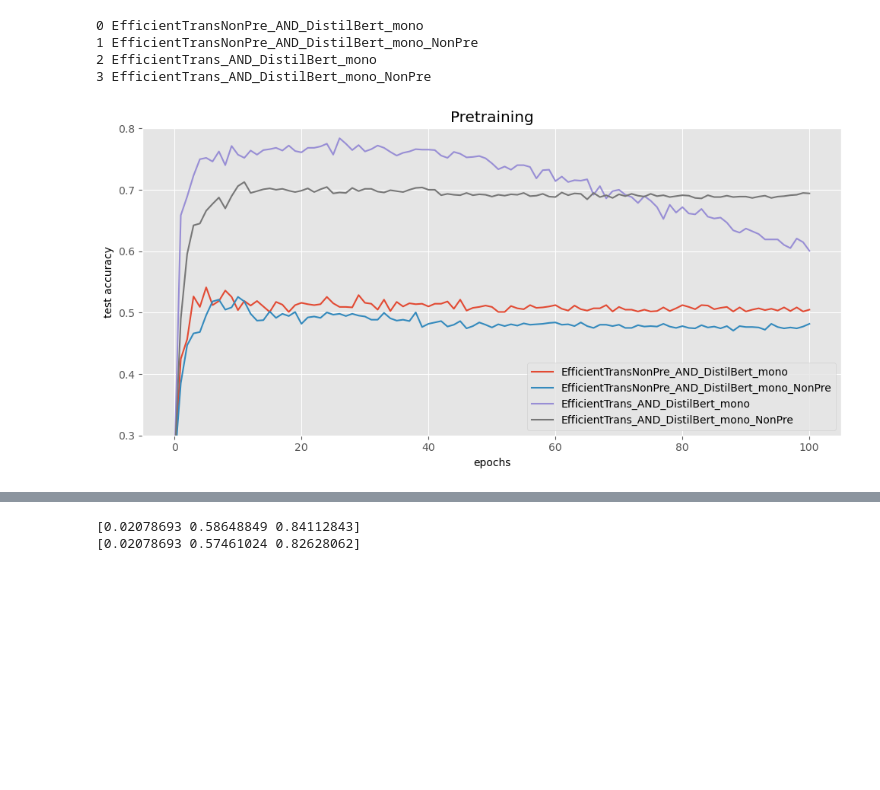
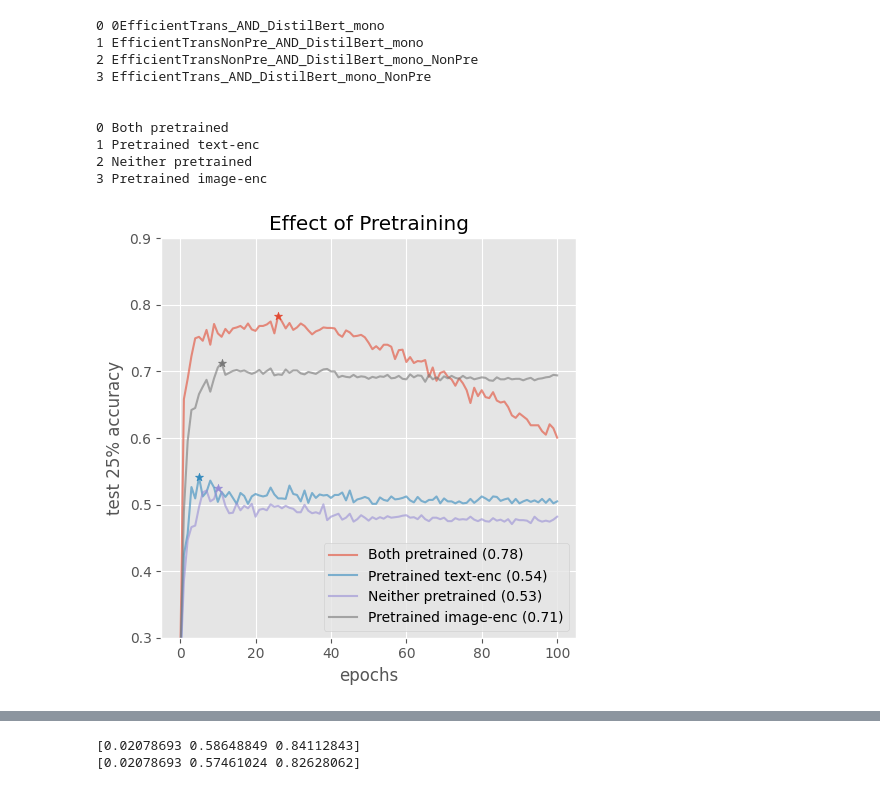
Before and after one commit to wdmdev/DeliNet, a Jupyter notebook: src/models/exps/plot_exp.ipynb, the cells around one changed output, grey strips where cells are left out. Saved outputs shown, nothing was run; the diff lists cells and outputs as text; code cells hidden in the pictures; blank space fills up the shorter version.

```diff
--- a/src/models/exps/plot_exp.ipynb
+++ b/src/models/exps/plot_exp.ipynb
@@ -7,7 +7,7 @@ plt.style.use("ggplot")
 import os
 import json
 # %%
-ALL_EXP_PATH = r"C:\Users\karl\Desktop\DeliNet\src\models\exps"
+ALL_EXP_PATH = r"C:\Users\Karlu\Desktop\DeliNet\src\models\exps"
 
 def read_json(exp_name, top25=True):
     all_data = []
@@ -44,11 +44,14 @@ def plot_(exp_name, fig_name="test", custom_names = None, aspect_ratio=(10, 5),
 
     fig = plt.figure(figsize=aspect_ratio)
     for acc, name in zip(data, names):
-        plt.plot(acc[:min_epochs], label=name)
+        max_ = np.max(acc[:min_epochs])
+        max_loc = np.argmax(acc[:min_epochs])
+        plt.plot(acc[:min_epochs], label=f"{name} ({max_:.2f})", alpha=0.6)
+        plt.scatter(max_loc, max_, marker="*")
     plt.ylim(ylim)
     plt.title(fig_name)
     plt.tight_layout()
-    plt.ylabel("test accuracy")
+    plt.ylabel("test 25% accuracy")
     plt.xlabel("epochs")
     plt.legend()
     plt.tight_layout()
@@ -65,9 +76,17 @@ plot_("Aug_exp", fig_name="Aug exp")
 # %%
-plot_("pretrained_exp", fig_name="Pretraining" ,ylim=(0.3, 0.8))
+plot_("pretrained_exp", fig_name="Effect of Pretraining" ,aspect_ratio= (5,5),ylim=(0.3, 0.9), custom_names=[
+    "Both pretrained", "Pretrained text-enc", "Neither pretrained", "Pretrained image-enc"
+])
 # %% [output]
-0 EfficientTransNonPre_AND_DistilBert_mono
-1 EfficientTransNonPre_AND_DistilBert_mono_NonPre
-2 EfficientTrans_AND_DistilBert_mono
+0 0EfficientTrans_AND_DistilBert_mono
+1 EfficientTransNonPre_AND_DistilBert_mono
+2 EfficientTransNonPre_AND_DistilBert_mono_NonPre
 3 EfficientTrans_AND_DistilBert_mono_NonPre
+
+
+0 Both pretrained
+1 Pretrained text-enc
+2 Neither pretrained
+3 Pretrained image-enc
-[figure, old version]
+[figure, new version]
 # %%
```
Also changed, not shown: parts of 3 cells of this notebook, 16 other files.
